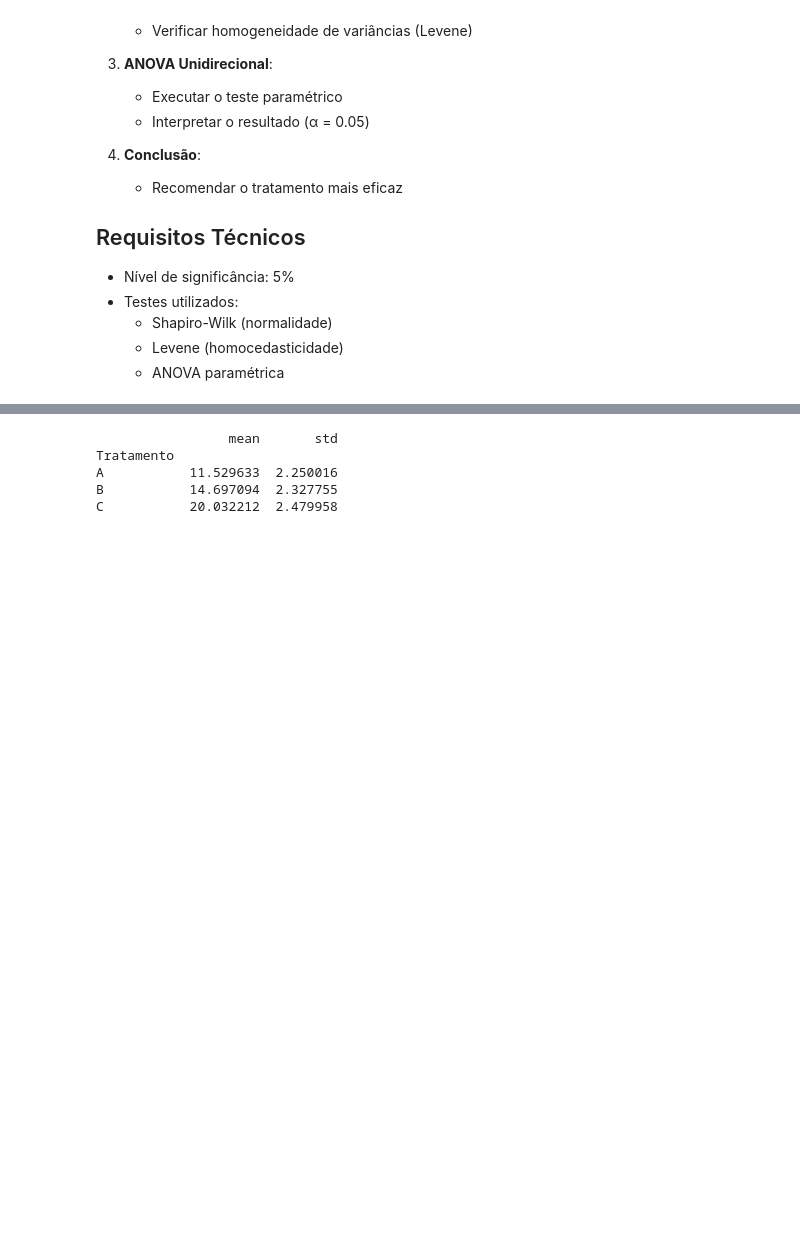
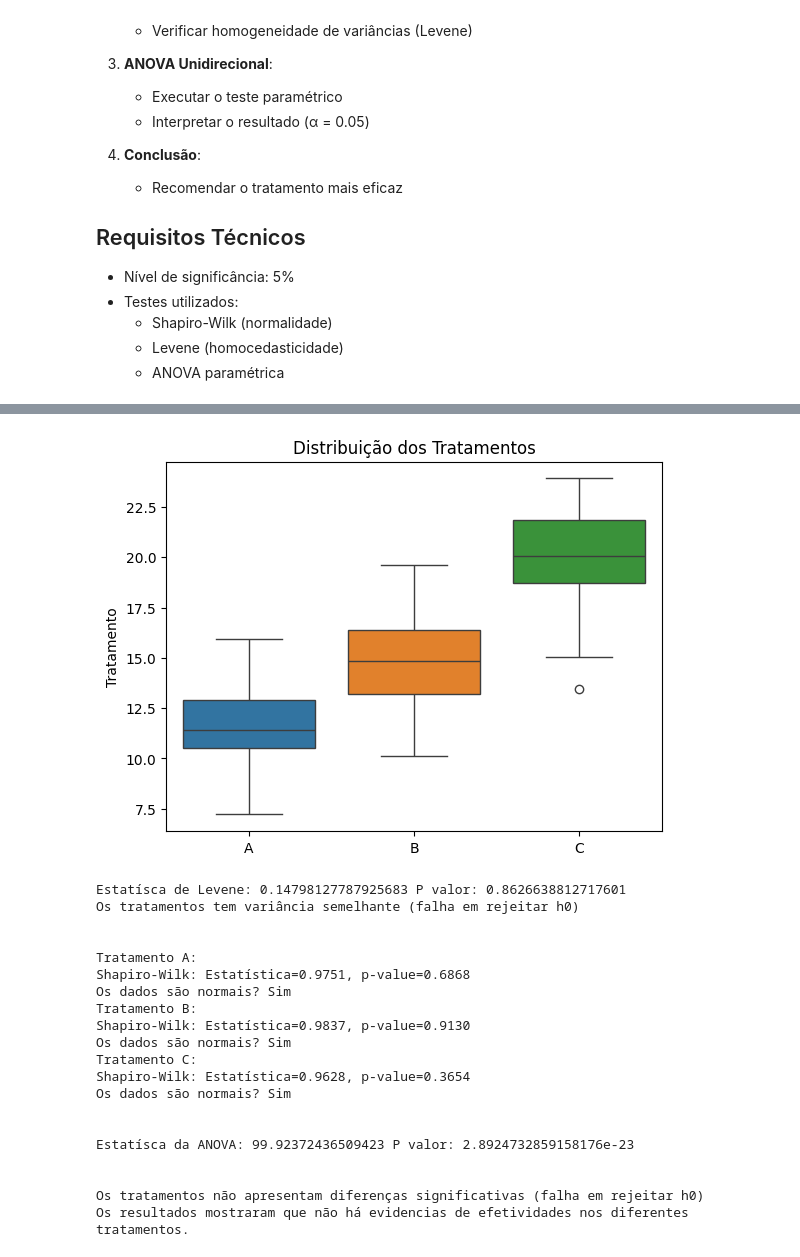
Before and after one commit to AndrielHenrique/data_science_2025, a Jupyter notebook: notebooks/Lab05_Hypothesis/hypothesis_exercise.ipynb, the cells around one changed output, grey strips where cells are left out. Saved outputs shown, nothing was run; the diff lists cells and outputs as text; code cells hidden in the pictures; blank space fills up the shorter version.

```diff
--- a/notebooks/Lab05_Hypothesis/hypothesis_exercise.ipynb
+++ b/notebooks/Lab05_Hypothesis/hypothesis_exercise.ipynb
@@ -118,12 +160,10 @@ tratamento_A = np.random.normal(loc=12, scale=2.5, size=30)  # Placebo
 tratamento_B = np.random.normal(loc=15, scale=2.5, size=30)  # Droga X
 tratamento_C = np.random.normal(loc=20, scale=2.5, size=30)  # Droga Y
 
-
+#Ops, aqui é um dataframe com redução (Ainda não expliquei :(  )
 df = pd.DataFrame({
     'Reducao': np.concatenate([tratamento_A, tratamento_B, tratamento_C]),
     'Tratamento': ['A']*30 + ['B']*30 + ['C']*30
 })
 
-sns.boxplot(x='Tratamento', y='Reducao', data=df)
-plt.title("Distribuicao dos Dados por Grupo")
-plt.show()
+df_tratamentos = pd.DataFrame({'A': tratamento_A, 'B':tratamento_B, 'C':tratamento_C})
@@ -132,11 +170,68 @@ plt.show()
 # %%
-# Espaço para sua solução
+#Ex 01 -  Boxplot para visualizar a distribuição e Estatísticas
+sns.boxplot(data=df_tratamentos)
+plt.title("Distribuição dos Tratamentos")
+plt.ylabel("Tratamento")
+plt.show()
 
-estat = df.groupby('Tratamento')['Reducao'].agg(['mean', 'std'])
-print(estat)
+df_tratamentos.describe()
+
+#Ex 02- Teste Levene e Teste de normalidade
+
+# Teste de Levene - verifica se as variâncias são iguais
+l_stats, l_p_val = stats.levene(tratamento_A, tratamento_B, tratamento_C)
+
+print(f'\nEstatísca de Levene: { l_stats} P valor: {l_p_val}')
+
+if l_p_val  > 0.05:
+    print("Os tratamentos tem variância semelhante (falha em rejeitar h0)")
+else:
+    print("Os tratamentos se diferem na variância (rejeita-se h0)")
+print('\n')
+# Teste Normalidade
+for tratamento in df_tratamentos:
+    print(f'Tratamento {tratamento}:')
+    shapiro(df_tratamentos[tratamento])
+
+# Ex 03
+print('\n')
+p_val =0
+if l_p_val > 0.05:
+    f_stat, p_anova = stats.f_oneway(tratamento_A, tratamento_B, tratamento_C)
+    print(f'Estatísca da ANOVA: { f_stat} P valor: {p_anova}')
+    p_val = l_p_val
+else:
+    k_stats, k_val = stats.kruskal(tratamento_A, tratamento_B, tratamento_C)
+    print(f'Estatísca da Kruskal-Wallis: { k_stats} P valor: {k_val}')
+    p_val = k_val
+
+print('\n')
+if p_val  > 0.05:
+    print("Os tratamentos não apresentam diferenças significativas (falha em rejeitar h0)")
+else:
+    print("Os tratamentos apresentam diferenças significativas (rejeita-se h0)")
+
+# Ex 04
+print("Os resultados mostraram que não há evidencias de efetividades nos diferentes tratamentos.")
 # %% [output]
+[figure, added]
-                 mean       std
-Tratamento
-A           11.529633  2.250016
-B           14.697094  2.327755
-C           20.032212  2.479958
+Estatísca de Levene: 0.14798127787925683 P valor: 0.8626638812717601
+Os tratamentos tem variância semelhante (falha em rejeitar h0)
+
+
+Tratamento A:
+Shapiro-Wilk: Estatística=0.9751, p-value=0.6868
+Os dados são normais? Sim
+Tratamento B:
+Shapiro-Wilk: Estatística=0.9837, p-value=0.9130
+Os dados são normais? Sim
+Tratamento C:
+Shapiro-Wilk: Estatística=0.9628, p-value=0.3654
+Os dados são normais? Sim
+
+
+Estatísca da ANOVA: 99.92372436509423 P valor: 2.8924732859158176e-23
+
+
+Os tratamentos não apresentam diferenças significativas (falha em rejeitar h0)
+Os resultados mostraram que não há evidencias de efetividades nos diferentes tratamentos.
```
Also changed, not shown: parts of 3 cells of this notebook.
